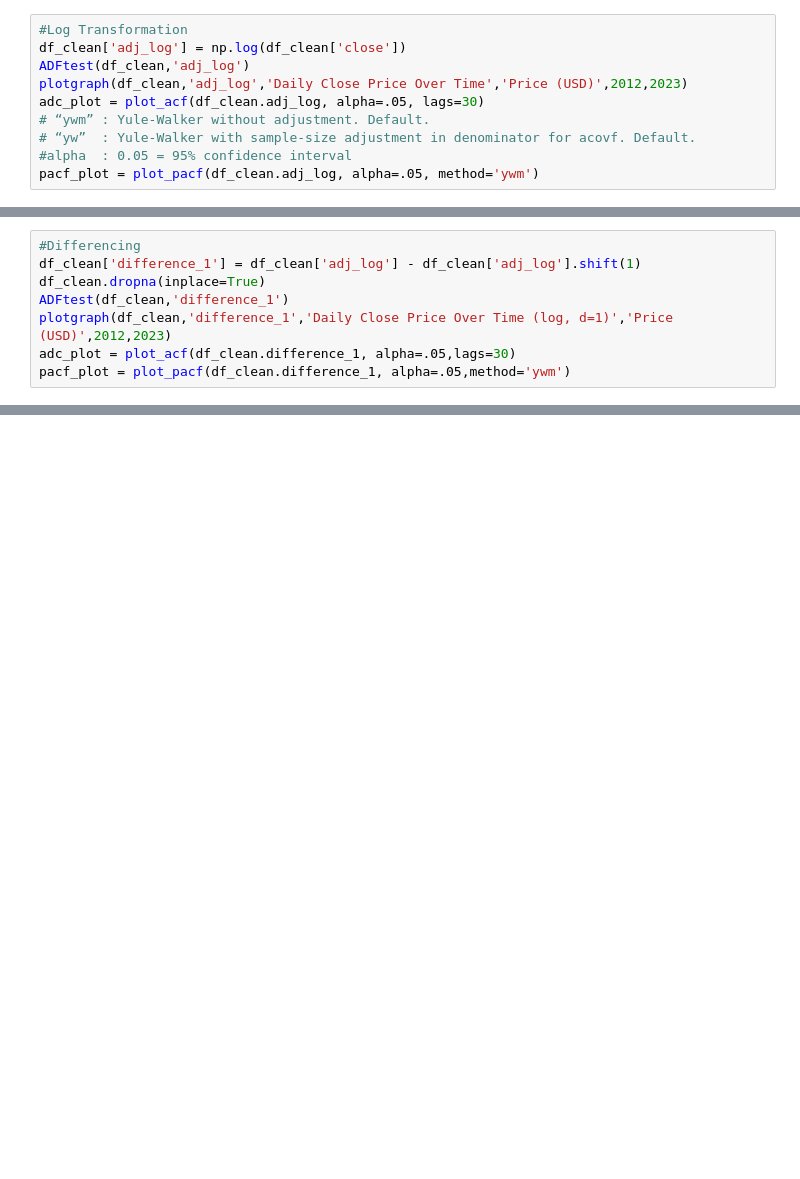
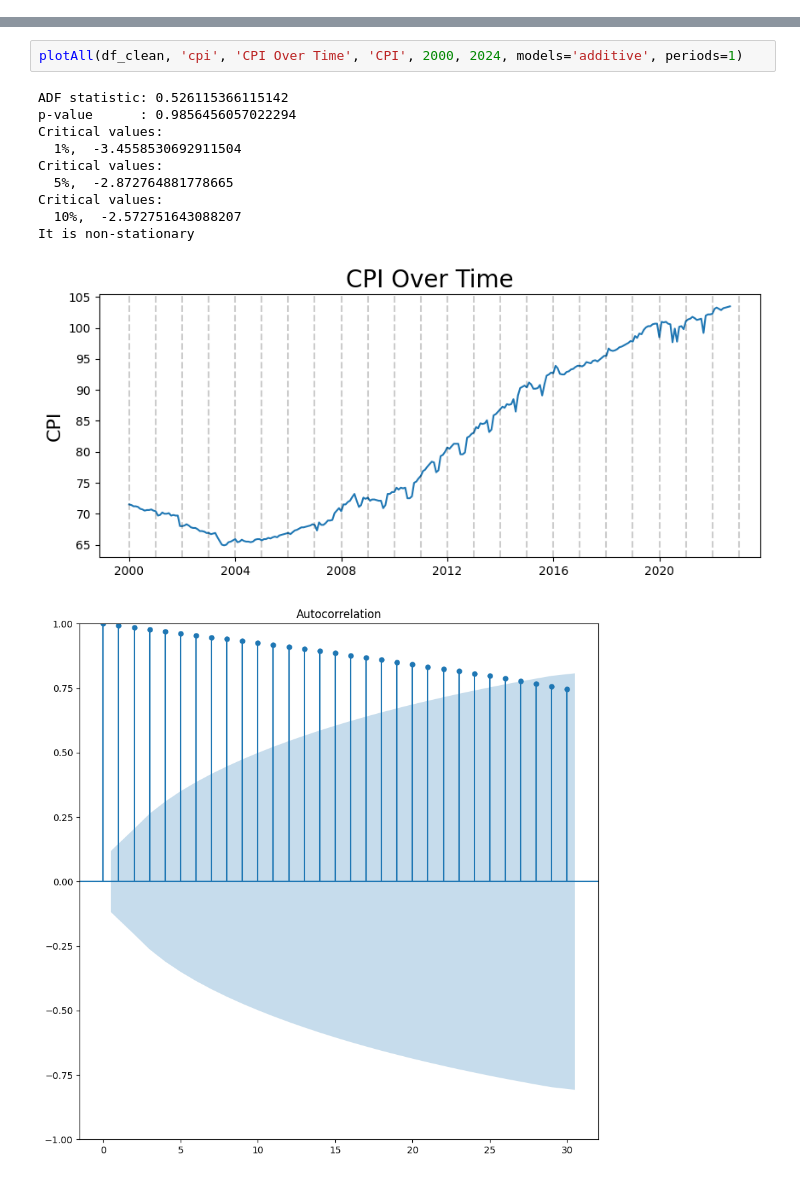
Before and after one commit to edmund844328/STAT4601_TimeSeriesForecasting, a Jupyter notebook: timeSeriesModel.ipynb, the cells around one changed output, grey strips where cells are left out. Cells and saved outputs as stored; diff of their text form; blank space fills up the shorter version.

```diff
--- a/timeSeriesModel.ipynb
+++ b/timeSeriesModel.ipynb
@@ -93,10 +118,0 @@ It is non-stationary
-# %%
-#Log Transformation
-df_clean['adj_log'] = np.log(df_clean['close'])
-ADFtest(df_clean,'adj_log')
-plotgraph(df_clean,'adj_log','Daily Close Price Over Time','Price (USD)',2012,2023)
-adc_plot = plot_acf(df_clean.adj_log, alpha=.05, lags=30)
-# “ywm” : Yule-Walker without adjustment. Default.
-# “yw”  : Yule-Walker with sample-size adjustment in denominator for acovf. Default.
-#alpha  : 0.05 = 95% confidence interval
-pacf_plot = plot_pacf(df_clean.adj_log, alpha=.05, method='ywm')
@@ -116,8 +118,0 @@ It is non-stationary
-# %%
-#Differencing
-df_clean['difference_1'] = df_clean['adj_log'] - df_clean['adj_log'].shift(1)
-df_clean.dropna(inplace=True)
-ADFtest(df_clean,'difference_1')
-plotgraph(df_clean,'difference_1','Daily Close Price Over Time (log, d=1)','Price (USD)',2012,2023)
-adc_plot = plot_acf(df_clean.difference_1, alpha=.05,lags=30)
-pacf_plot = plot_pacf(df_clean.difference_1, alpha=.05,method='ywm')
@@ -136,0 +119,14 @@ It is stationary
+# %%
+plotAll(df_clean, 'cpi', 'CPI Over Time', 'CPI', 2000, 2024, models='additive', periods=1)
+# %% [output]
+ADF statistic: 0.526115366115142
+p-value      : 0.9856456057022294
+Critical values:
+  1%,  -3.4558530692911504
+Critical values:
+  5%,  -2.872764881778665
+Critical values:
+  10%,  -2.572751643088207
+It is non-stationary
+[figure, added]
+[figure, added]
```
Also changed, not shown: parts of 14 cells of this notebook, 1 other file.
